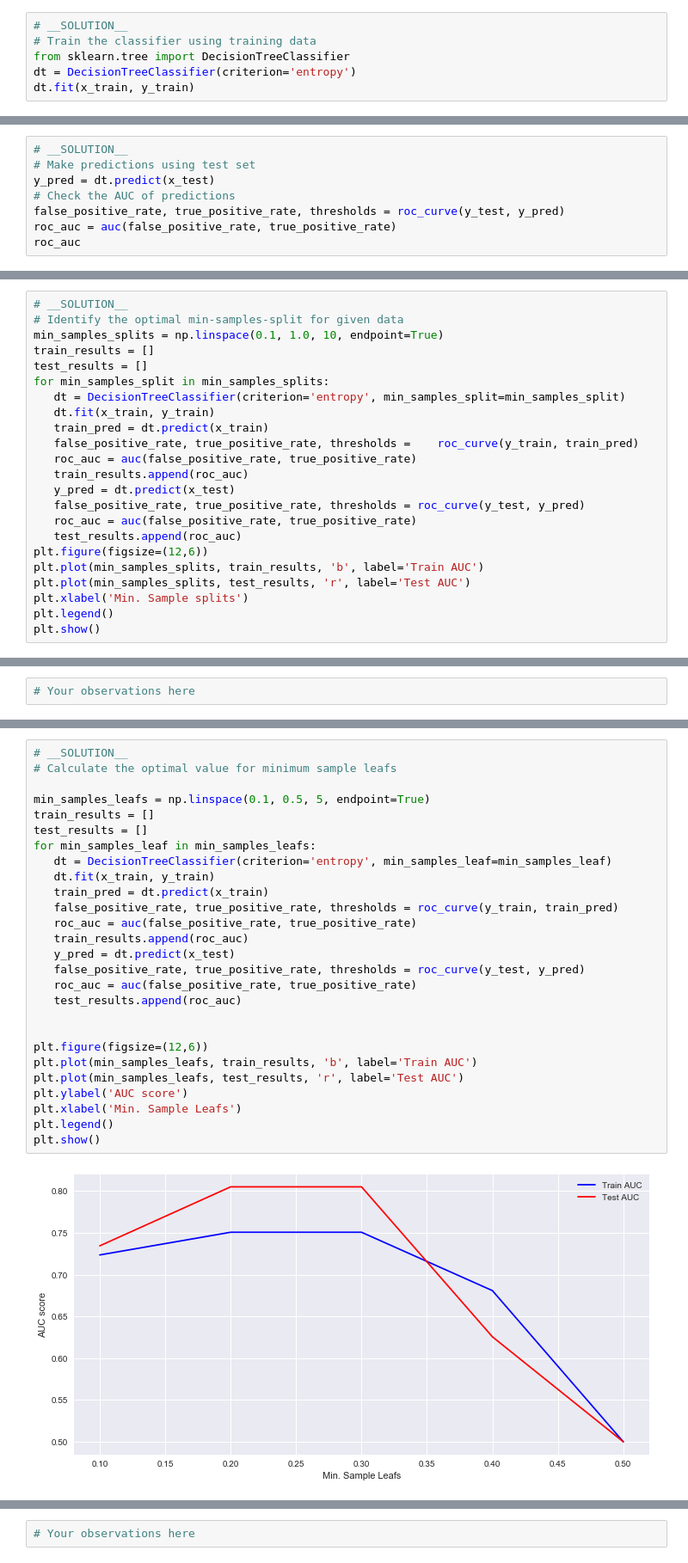
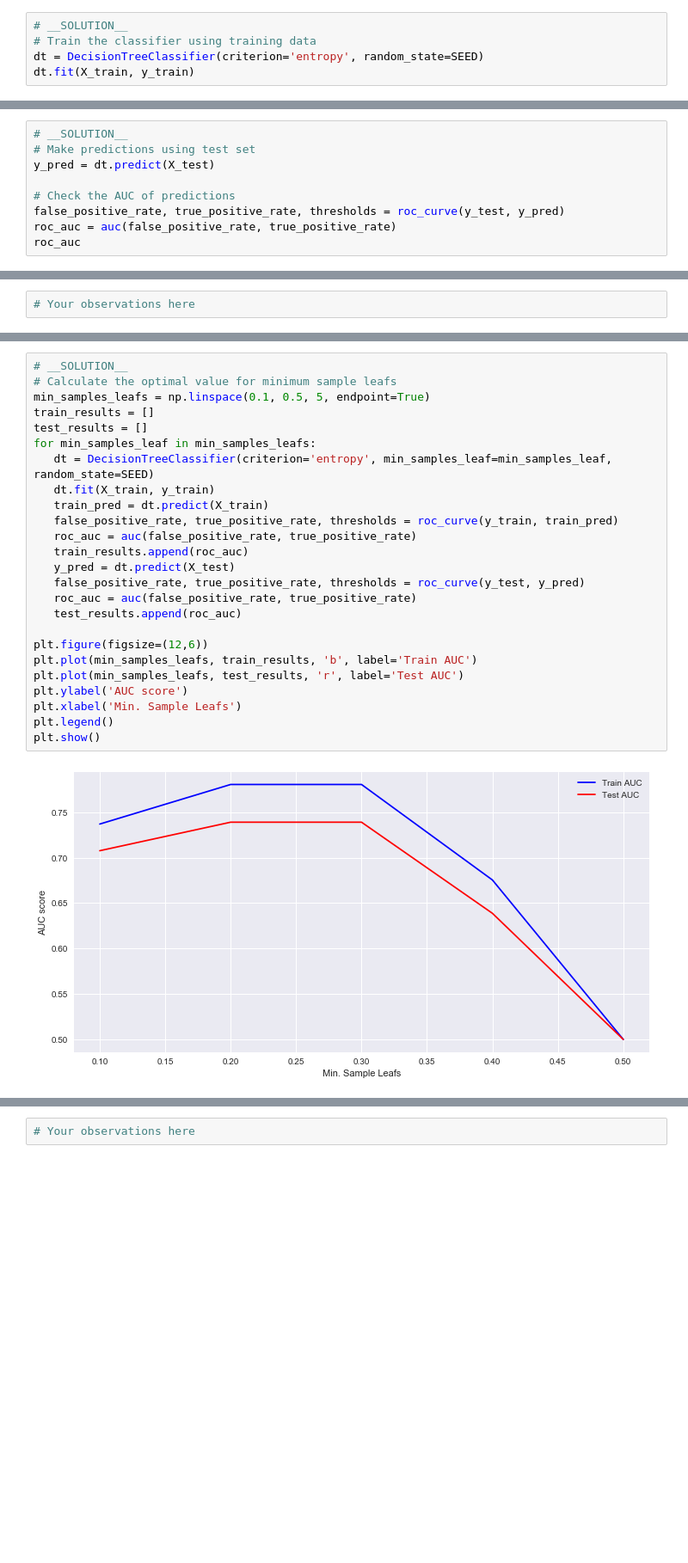
Before and after one commit to learn-co-curriculum/dsc-tuning-decision-trees-lab, a Jupyter notebook: index.ipynb, the cells around one changed output, grey strips where cells are left out. Shown at 86% size. Saved outputs shown, nothing was run; the diff lists cells and outputs as text; blank space fills up the shorter version.

```diff
--- a/index.ipynb
+++ b/index.ipynb
@@ -131,8 +96,7 @@ DecisionTreeClassifier(class_weight=None, criterion='entropy', max_depth=None,
 # %%
 # __SOLUTION__
 # Train the classifier using training data
-from sklearn.tree import DecisionTreeClassifier
-dt = DecisionTreeClassifier(criterion='entropy')
-dt.fit(x_train, y_train)
+dt = DecisionTreeClassifier(criterion='entropy', random_state=SEED)
+dt.fit(X_train, y_train)
 # %% [output]
 DecisionTreeClassifier(class_weight=None, criterion='entropy', max_depth=None,
@@ -161,7 +120,8 @@ DecisionTreeClassifier(class_weight=None, criterion='entropy', max_depth=None,
 # %%
 # __SOLUTION__
 # Make predictions using test set
-y_pred = dt.predict(x_test)
+y_pred = dt.predict(X_test)
+
 # Check the AUC of predictions
 false_positive_rate, true_positive_rate, thresholds = roc_curve(y_test, y_pred)
 roc_auc = auc(false_positive_rate, true_positive_rate)
@@ -242,23 +217,0 @@ Now check for the best `min_samples_splits` parameter for our decision tree.
-# %%
-# __SOLUTION__
-# Identify the optimal min-samples-split for given data
-min_samples_splits = np.linspace(0.1, 1.0, 10, endpoint=True)
-train_results = []
-test_results = []
-for min_samples_split in min_samples_splits:
-   dt = DecisionTreeClassifier(criterion='entropy', min_samples_split=min_samples_split)
-   dt.fit(x_train, y_train)
-   train_pred = dt.predict(x_train)
-   false_positive_rate, true_positive_rate, thresholds =    roc_curve(y_train, train_pred)
-   roc_auc = auc(false_positive_rate, true_positive_rate)
-   train_results.append(roc_auc)
-   y_pred = dt.predict(x_test)
-   false_positive_rate, true_positive_rate, thresholds = roc_curve(y_test, y_pred)
-   roc_auc = auc(false_positive_rate, true_positive_rate)
-   test_results.append(roc_auc)
-plt.figure(figsize=(12,6))
-plt.plot(min_samples_splits, train_results, 'b', label='Train AUC')
-plt.plot(min_samples_splits, test_results, 'r', label='Test AUC')
-plt.xlabel('Min. Sample splits')
-plt.legend()
-plt.show()
@@ -291,29 +236,27 @@ Now check for the best `min_samples_leafs` parameter value for our decision tree
 # %%
 # __SOLUTION__
 # Calculate the optimal value for minimum sample leafs
-
 min_samples_leafs = np.linspace(0.1, 0.5, 5, endpoint=True)
 train_results = []
 test_results = []
 for min_samples_leaf in min_samples_leafs:
-   dt = DecisionTreeClassifier(criterion='entropy', min_samples_leaf=min_samples_leaf)
-   dt.fit(x_train, y_train)
-   train_pred = dt.predict(x_train)
+   dt = DecisionTreeClassifier(criterion='entropy', min_samples_leaf=min_samples_leaf, random_state=SEED)
+   dt.fit(X_train, y_train)
+   train_pred = dt.predict(X_train)
    false_positive_rate, true_positive_rate, thresholds = roc_curve(y_train, train_pred)
    roc_auc = auc(false_positive_rate, true_positive_rate)
    train_results.append(roc_auc)
-   y_pred = dt.predict(x_test)
+   y_pred = dt.predict(X_test)
    false_positive_rate, true_positive_rate, thresholds = roc_curve(y_test, y_pred)
    roc_auc = auc(false_positive_rate, true_positive_rate)
    test_results.append(roc_auc)
-
 
 plt.figure(figsize=(12,6))
 plt.plot(min_samples_leafs, train_results, 'b', label='Train AUC')
 plt.plot(min_samples_leafs, test_results, 'r', label='Test AUC')
 plt.ylabel('AUC score')
 plt.xlabel('Min. Sample Leafs')
 plt.legend()
 plt.show()
 # %% [output]
-[figure, old version]
+[figure, new version]
```
Also changed, not shown: parts of 52 cells of this notebook, 1 other file.
